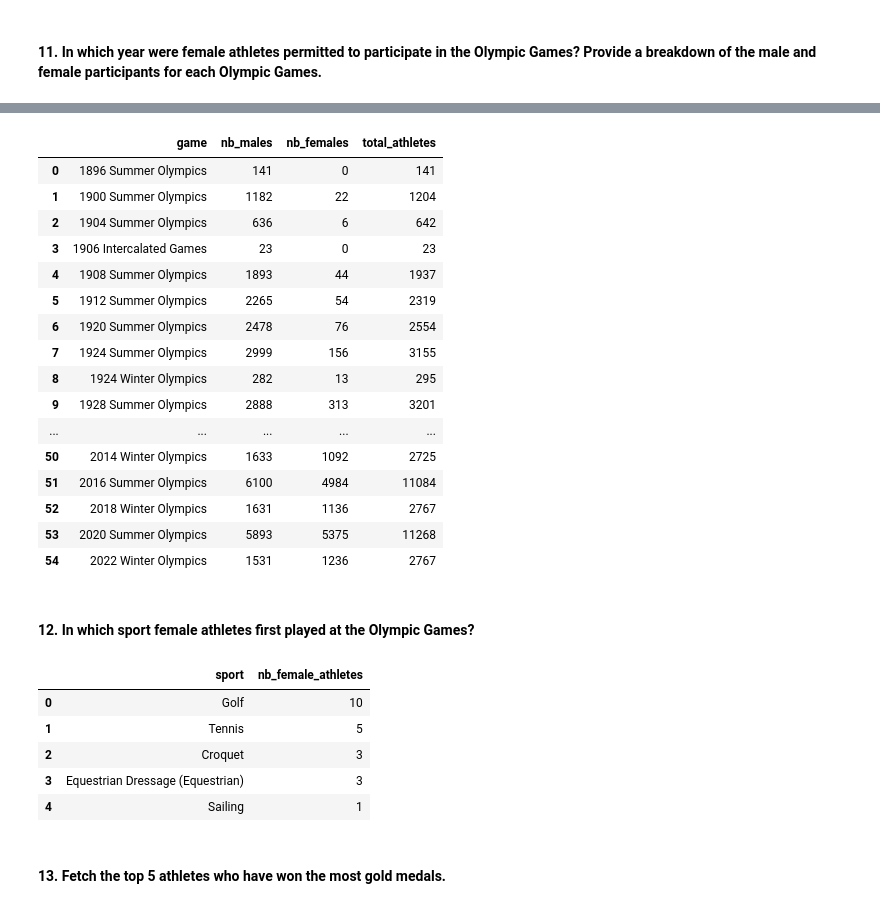
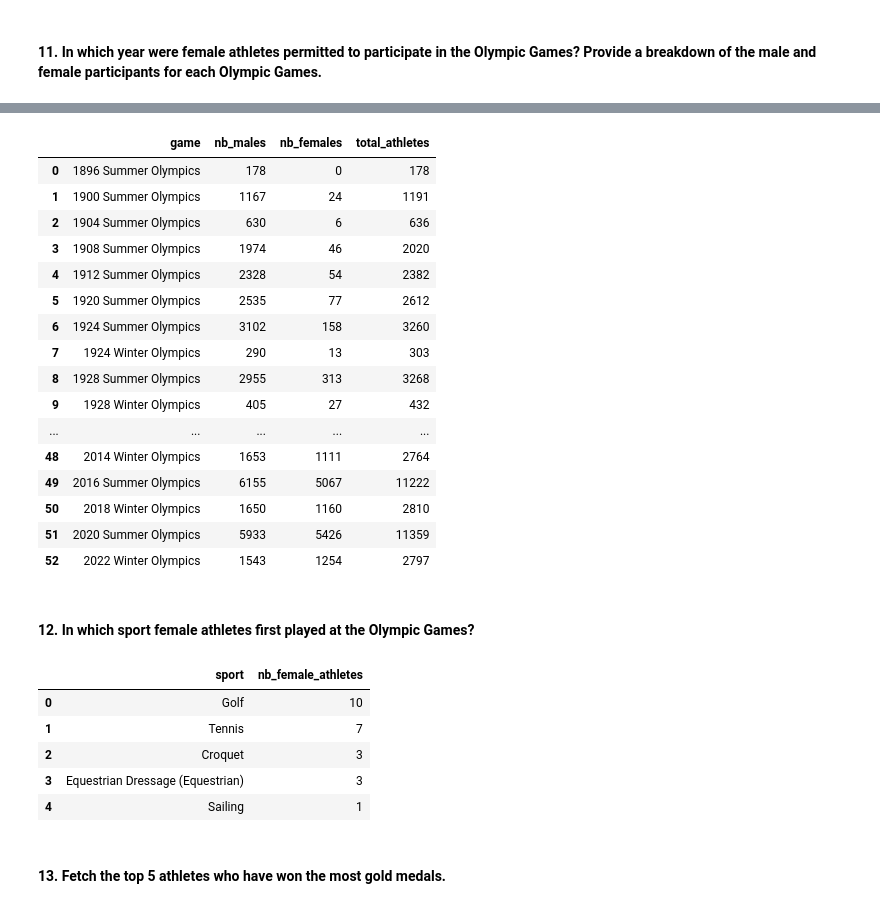
Before and after one commit to chanronnie/Olympics, a Jupyter notebook: analysis/olympics_analysis.ipynb, the cells around one changed output, grey strips where cells are left out. Drawn from its saved outputs; the diff is of its cells as text; code cells hidden in the pictures.

Commit message:
Fix Question 17 - taking into consideration different roles

```diff
--- a/analysis/olympics_analysis.ipynb
+++ b/analysis/olympics_analysis.ipynb
@@ -572,47 +604,52 @@ FROM
 # %%
 pd.read_sql("""
 WITH unique_id_cte AS
 (
     SELECT
         DISTINCT id,
         name,
         gender,
         game
     FROM
     (
         SELECT h.id, h.name, h.gender, h.game
         FROM olympics.olympic_history_cleaned h
         JOIN olympics.athletes_roles r ON h.id = r.id
-        WHERE r.roles NOT LIKE '%Non-starter%' AND h.event LIKE '%(Olympic)%'
+        WHERE
+            r.roles NOT LIKE '%(non-medal events)%'
+            AND r.roles NOT LIKE '%Referee%'
+            AND r.roles NOT LIKE '%Administrator%'
+            AND r.roles LIKE '%Competed in Olympic Games%'
+            AND h.game ~ '^\d{4} (Summer|Winter) Olympics$'
     ) e
 )
 SELECT
     game,
     SUM(CASE WHEN gender = 'Male' THEN 1 ELSE 0 END) AS nb_males,
     SUM(CASE WHEN gender = 'Female' THEN 1 ELSE 0 END) AS nb_females,
     COUNT(id) AS total_athletes
 FROM unique_id_cte
 GROUP BY game
 ORDER BY game
 """, conn)
 # %% [output]
 |  | game | nb_males | nb_females | total_athletes |
-| 0 | 1896 Summer Olympics | 141 | 0 | 141 |
-| 1 | 1900 Summer Olympics | 1182 | 22 | 1204 |
-| 2 | 1904 Summer Olympics | 636 | 6 | 642 |
-| 3 | 1906 Intercalated Games | 23 | 0 | 23 |
-| 4 | 1908 Summer Olympics | 1893 | 44 | 1937 |
-| 5 | 1912 Summer Olympics | 2265 | 54 | 2319 |
-| 6 | 1920 Summer Olympics | 2478 | 76 | 2554 |
-| 7 | 1924 Summer Olympics | 2999 | 156 | 3155 |
-| 8 | 1924 Winter Olympics | 282 | 13 | 295 |
-| 9 | 1928 Summer Olympics | 2888 | 313 | 3201 |
+| 0 | 1896 Summer Olympics | 178 | 0 | 178 |
+| 1 | 1900 Summer Olympics | 1167 | 24 | 1191 |
+| 2 | 1904 Summer Olympics | 630 | 6 | 636 |
+| 3 | 1908 Summer Olympics | 1974 | 46 | 2020 |
+| 4 | 1912 Summer Olympics | 2328 | 54 | 2382 |
+| 5 | 1920 Summer Olympics | 2535 | 77 | 2612 |
+| 6 | 1924 Summer Olympics | 3102 | 158 | 3260 |
+| 7 | 1924 Winter Olympics | 290 | 13 | 303 |
+| 8 | 1928 Summer Olympics | 2955 | 313 | 3268 |
+| 9 | 1928 Winter Olympics | 405 | 27 | 432 |
 | ... | ... | ... | ... | ... |
-| 50 | 2014 Winter Olympics | 1633 | 1092 | 2725 |
-| 51 | 2016 Summer Olympics | 6100 | 4984 | 11084 |
-| 52 | 2018 Winter Olympics | 1631 | 1136 | 2767 |
-| 53 | 2020 Summer Olympics | 5893 | 5375 | 11268 |
-| 54 | 2022 Winter Olympics | 1531 | 1236 | 2767 |
+| 48 | 2014 Winter Olympics | 1653 | 1111 | 2764 |
+| 49 | 2016 Summer Olympics | 6155 | 5067 | 11222 |
+| 50 | 2018 Winter Olympics | 1650 | 1160 | 2810 |
+| 51 | 2020 Summer Olympics | 5933 | 5426 | 11359 |
+| 52 | 2022 Winter Olympics | 1543 | 1254 | 2797 |
 # %% [markdown]
 #### 12. In which sport female athletes first played at the Olympic Games?
 # %%
@@ -623,8 +660,10 @@ SELECT
 FROM olympics.olympic_history_cleaned h
 JOIN olympics.athletes_roles r ON h.id = r.id
 WHERE
-    r.roles NOT LIKE '%Non-starter%'
-    AND h.event LIKE '%(Olympic)%'
+    r.roles NOT LIKE '%(non-medal events)%'
+    AND r.roles NOT LIKE '%Referee%'
+    AND r.roles NOT LIKE '%Administrator%'
+    AND r.roles LIKE '%Competed in Olympic Games%'
     AND h.gender = 'Female'
     AND h.game = '1900 Summer Olympics'
 GROUP BY sport
@@ -633,7 +672,7 @@ ORDER BY nb_female_athletes DESC
 # %% [output]
 |  | sport | nb_female_athletes |
 | 0 | Golf | 10 |
-| 1 | Tennis | 5 |
+| 1 | Tennis | 7 |
 | 2 | Croquet | 3 |
 | 3 | Equestrian Dressage (Equestrian) | 3 |
 | 4 | Sailing | 1 |
```
Also changed, not shown: parts of 12 cells of this notebook.
